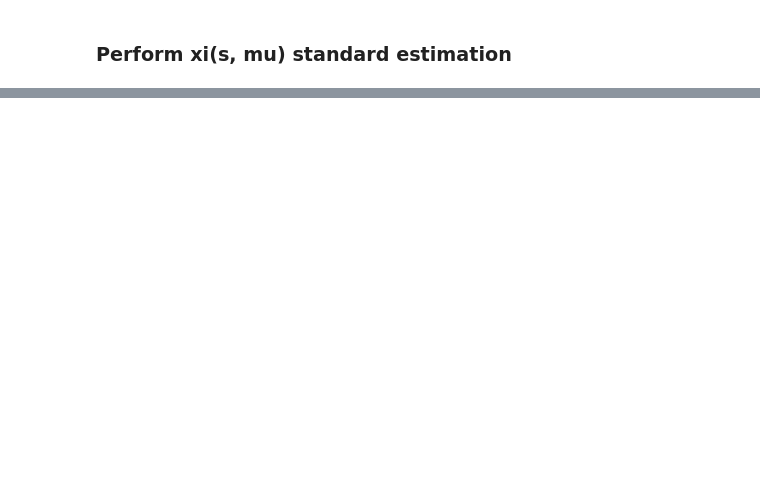
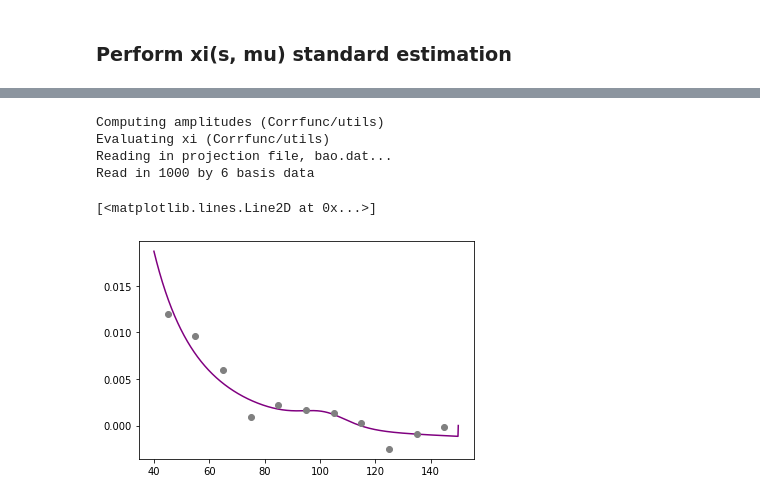
Before and after one commit to kstoreyf/Corrfunc, a Jupyter notebook: example.ipynb, the cells around one changed output, grey strips where cells are left out. Cells and saved outputs as stored; diff of their text form; code cells hidden in the pictures; blank space fills up the shorter version.

```diff
--- a/example.ipynb
+++ b/example.ipynb
@@ -134,0 +152,13 @@ plt.plot(rbins_avg, xi_ls, marker='o', color='grey', ls='None')
+# %%
+_, dd_proj, _ = DDsmu_mocks(1, cosmo, nthreads, mumax, nmubins, rbins, ra, dec, z,
+                is_comoving_dist=True, proj_type=proj_type, nprojbins=nprojbins, projfn=projfn,
+                verbose=verbose, weights1=weights, weight_type=weight_type)
+
+_, dr_proj, _ = DDsmu_mocks(0, cosmo, nthreads, mumax, nmubins, rbins,
+                ra, dec, z, RA2=ra_rand, DEC2=dec_rand, CZ2=z_rand,
+                is_comoving_dist=True, proj_type=proj_type, nprojbins=nprojbins, projfn=projfn, verbose=verbose,
+                weights1=weights, weights2=weights_rand, weight_type=weight_type)
+
+_, rr_proj, qq_proj = DDsmu_mocks(1, cosmo, nthreads, mumax, nmubins, rbins, ra_rand, dec_rand, z_rand,
+                is_comoving_dist=True, proj_type=proj_type, nprojbins=nprojbins, projfn=projfn, verbose=verbose,
+                weights1=weights_rand, weight_type=weight_type)
@@ -135,2 +175,17 @@ plt.plot(rbins_avg, xi_ls, marker='o', color='grey', ls='None')
+# %%
+amps = compute_amps(nprojbins, nd, nd, nr, nr, dd_proj, dr_proj, dr_proj, rr_proj, qq_proj)
+xi_proj = evaluate_xi(nprojbins, amps, len(rcont), rcont, len(rbins)-1, rbins, proj_type, projfn=projfn)
+# %% [output]
+Computing amplitudes (Corrfunc/utils)
+Evaluating xi (Corrfunc/utils)
+Reading in projection file, bao.dat...
+Read in 1000 by 6 basis data
+# %%
+rbins_avg = 0.5*(rbins[1:]+rbins[:-1])
+plt.plot(rcont, xi_proj, color='purple')
+plt.plot(rbins_avg, xi_ls, marker='o', color='grey', ls='None')
+# %% [output]
+[<matplotlib.lines.Line2D at 0x...>]
+[figure, added]
 # %%
 #!jupyter nbconvert --to script example.ipynb
```
Also changed, not shown: parts of 15 cells of this notebook, 4 other files.
